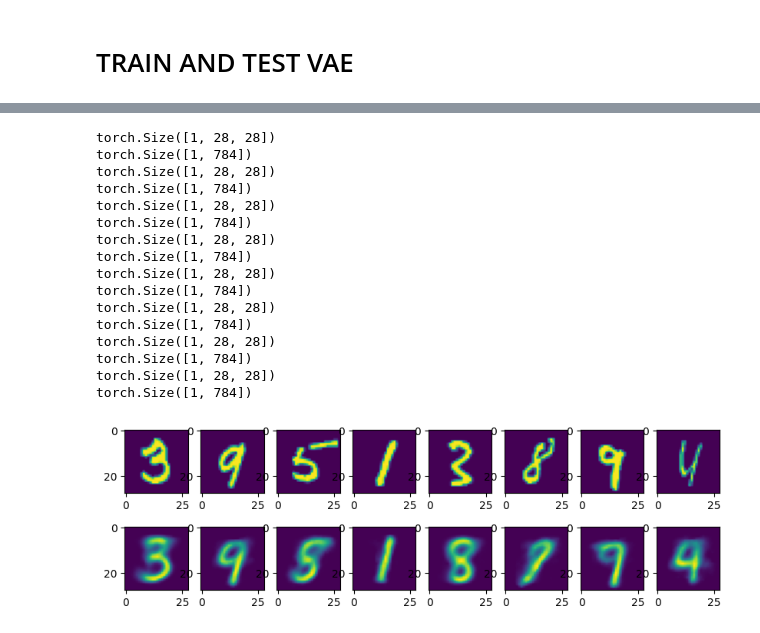
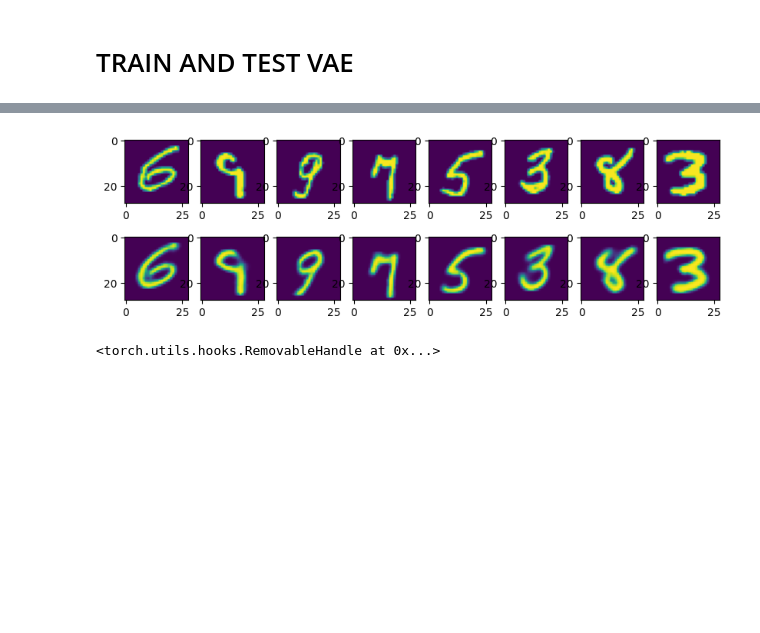
Before and after one commit to David-cripto/DiffClassification, a Jupyter notebook: VAE.ipynb, the cells around one changed output, grey strips where cells are left out. Cells and saved outputs as stored; diff of their text form; code cells hidden in the pictures; blank space fills up the shorter version.

Commit message:
change to convVAE

```diff
--- a/VAE.ipynb
+++ b/VAE.ipynb
@@ -164,35 +158,26 @@ Epoch10, Loss:1206.8297
 # %%
-model.eval()
+# Assuming 'test_data' is your MNIST test dataset
+test_loader = torch.utils.data.DataLoader(test_data, batch_size=8, shuffle=True)
 
-Orig, Recov = [], []
+conv_vae.to('cpu')
 
+data = torch.Tensor(next(iter(test_loader))[0]).to('cpu')
+
+
+# Forward pass through the model
+with torch.no_grad():
+    reconstructed_images, _, _ = conv_vae(data)
+
+recov = []
+origin = []
 for i in range(8):
-  idx = np.random.randint(len(test_data))
-  # Orig.append(test_data[idx][0])
-  print(test_data[idx][0].shape)
-  # print(Orig[i].reshape(-1, 28 * 28).shape)
-  Recov.append(model(Orig[i].reshape(-1, 28 * 28)))
+  origin.append(data[i].reshape(28,28))
+  recov.append(reconstructed_images[i].reshape(28,28))
 
 fig, ax = plt.subplots(nrows=2, ncols =8, figsize=(10,3))
 
 for i in range(8):
-  ax[0,i].imshow(Orig[i].squeeze())
-  ax[1,i].imshow(Recov[i][0].detach().reshape(28,28))
+  ax[0,i].imshow(origin[i].squeeze())
+  ax[1,i].imshow(recov[i])
 # %% [output]
-torch.Size([1, 28, 28])
-torch.Size([1, 784])
-torch.Size([1, 28, 28])
-torch.Size([1, 784])
-torch.Size([1, 28, 28])
-torch.Size([1, 784])
-torch.Size([1, 28, 28])
-torch.Size([1, 784])
-torch.Size([1, 28, 28])
-torch.Size([1, 784])
-torch.Size([1, 28, 28])
-torch.Size([1, 784])
-torch.Size([1, 28, 28])
-torch.Size([1, 784])
-torch.Size([1, 28, 28])
-torch.Size([1, 784])
-[figure, old version]
+[figure, new version]
@@ -205,0 +184,18 @@ def get_activation(name):
+# %%
+activations_encoder = {}
+
+def get_activation(name, activations):
+    def hook(model, input, output):
+        if len(activations[name]) == 0:
+            activations[name] = output.detach()
+        else:
+            activations[name].append
+    return hook
+
+
+model.encoder[0].register_forward_hook(get_activation('layer1', activations_encoder))
+model.encoder[2].register_forward_hook(get_activation('layer2', activations_encoder))
+model.encoder[4].register_forward_hook(get_activation('layer3', activations_encoder))
+model.encoder[6].register_forward_hook(get_activation('layer4', activations_encoder))
+# %% [output]
+<torch.utils.hooks.RemovableHandle at 0x...>
```
Also changed, not shown: parts of 12 cells of this notebook.
